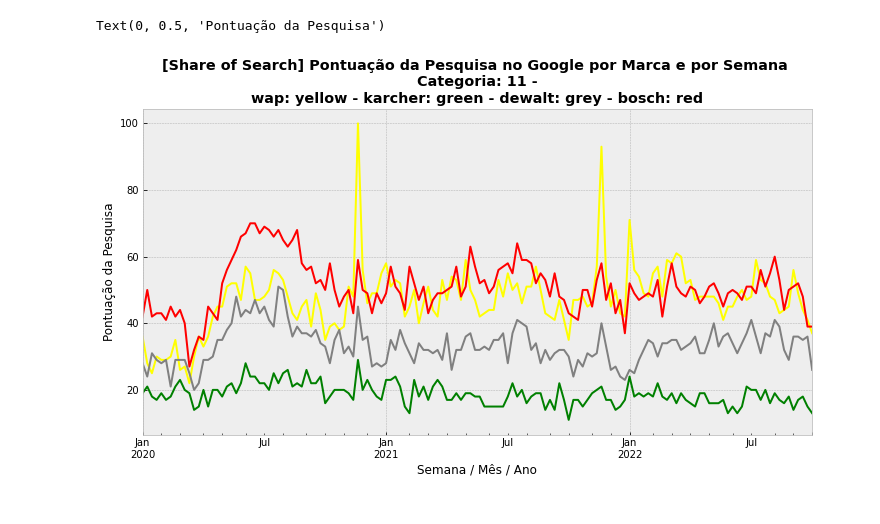
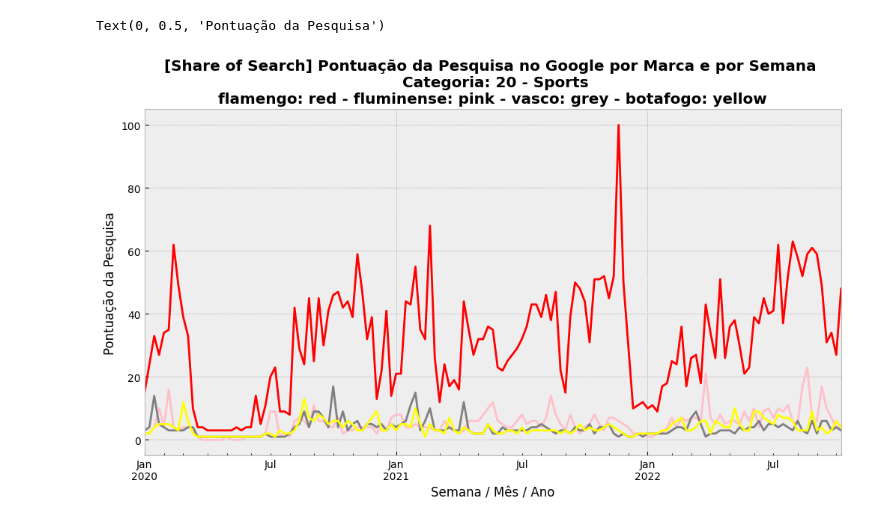
Before and after one commit to hideraldus13/shareofsearch, a Jupyter notebook: ShareOfSearch.ipynb, the cells around one changed output. Cells and saved outputs as stored; diff of their text form; code cells hidden in the pictures.

Commit message:
add categorias.csv

```diff
--- a/ShareOfSearch.ipynb
+++ b/ShareOfSearch.ipynb
@@ -24,10 +20,9 @@ Passos para executar:
 * Clique em 'Runtime' e 'Run All' (ou Ctrl + F9)
 # %%
-MARCAS = ['wap', 'karcher', 'dewalt', 'bosch']
-CORES = ['yellow', 'green', 'grey', 'red']
+MARCAS = ['flamengo', 'fluminense', 'vasco', 'botafogo']
+CORES = ['red', 'pink', 'grey', 'yellow']
 DATAS = '2020-01-01 2022-12-31'
-CATEGORIA = 11
-DESC_CATEGORIA = ''
+CATEGORIA = 20
 # %%
 if len(MARCAS) != len(CORES):
   raise Exception("[ERRO] É necessário ter a mesma quantidade de marcas e cores!")
@@ -50,4 +50,5 @@ Requirement already satisfied: certifi>=2017.4.17 in /usr/local/lib/python3.7/di
 # %%
+import pandas as pd
 import matplotlib.pyplot as plt
 %matplotlib inline
 plt.style.use('bmh')
@@ -56,3 +57,9 @@ register_matplotlib_converters()
 from pytrends.request import TrendReq
 
 pytrends = TrendReq(hl='pt-BR', tz=360)
+
+df_cat = pd.read_csv('categorias.csv')
+df_cat.head()
+
+desc_categoria = df_cat.loc[df_cat['codigo']==CATEGORIA]['categoria'].to_list()[0]
+desc_categoria
@@ -78,17 +80,17 @@ df
 # %%
 fig, ax = plt.subplots(figsize=(12, 6))
-titulo = '[Share of Search] Pontuação da Pesquisa no Google por Marca e por Semana \n Categoria: ' + str(CATEGORIA) + ' - '+ DESC_CATEGORIA +'\n'
+titulo = '[Share of Search] Pontuação da Pesquisa no Google por Marca e por Semana \n Categoria: ' + str(CATEGORIA) + ' - '+ desc_categoria +'\n'
 for i in range(len(MARCAS)):
   df[MARCAS[i]].plot(color= CORES[i])
   if i != 0:
     titulo = titulo + ' - '
   titulo += MARCAS[i] + ': ' + CORES[i]
 plt.title(titulo, fontweight='bold')
 plt.xlabel('Semana / Mês / Ano')
 plt.ylabel('Pontuação da Pesquisa')
 # %% [output]
 Text(0, 0.5, 'Pontuação da Pesquisa')
-[figure, old version]
+[figure, new version]
 # %%
 labels = MARCAS
 sizes = df.iloc[-1].to_list()
```
Also changed, not shown: parts of 6 cells of this notebook, 1 other file.
